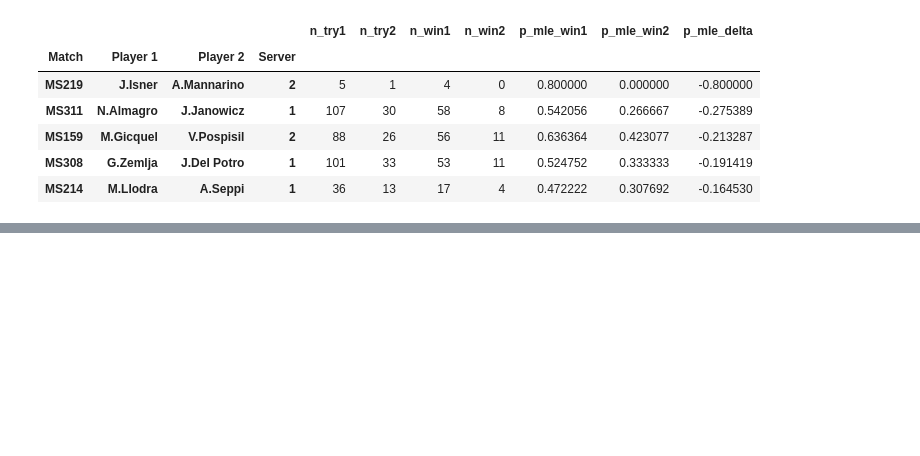
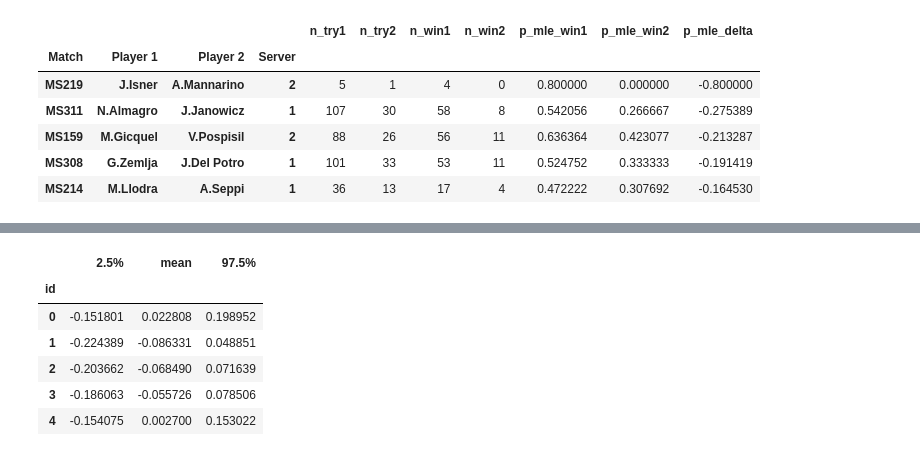
Before and after one commit to psarka/tennis, a Jupyter notebook: Tennis!.ipynb, the cells around one changed output, grey strips where cells are left out. Cells and saved outputs as stored; diff of their text form; code cells hidden in the pictures; blank space fills up the shorter version.

```diff
--- a/Tennis!.ipynb
+++ b/Tennis!.ipynb
@@ -221,0 +182,11 @@ py.show()
+# %%
+z = res.loc['delta', :][['2.5%', 'mean', '97.5%']]
+z.head()
+# %% [output]
+|  | 2.5% | mean | 97.5% |
+| id |  |  |  |
+| 0 | -0.151801 | 0.022808 | 0.198952 |
+| 1 | -0.224389 | -0.086331 | 0.048851 |
+| 2 | -0.203662 | -0.068490 | 0.071639 |
+| 3 | -0.186063 | -0.055726 | 0.078506 |
+| 4 | -0.154075 | 0.002700 | 0.153022 |
```
Also changed, not shown: parts of 14 cells of this notebook, 1 other file.
